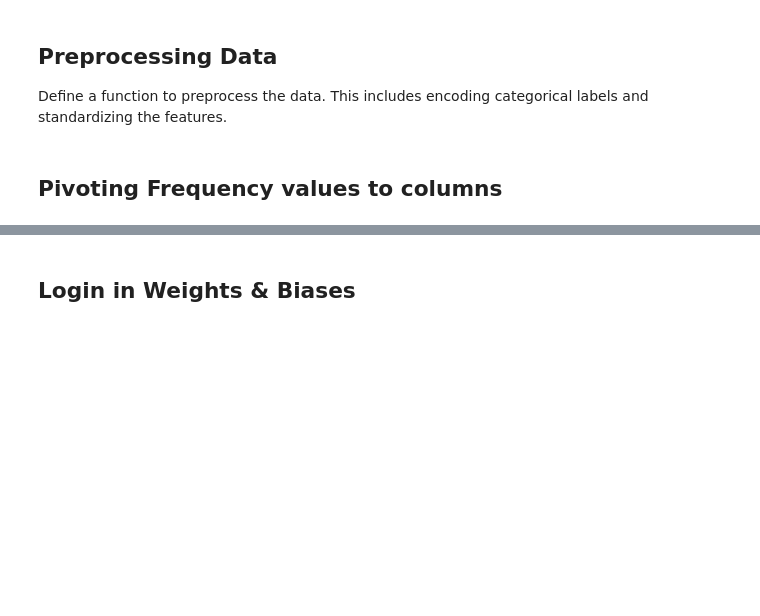
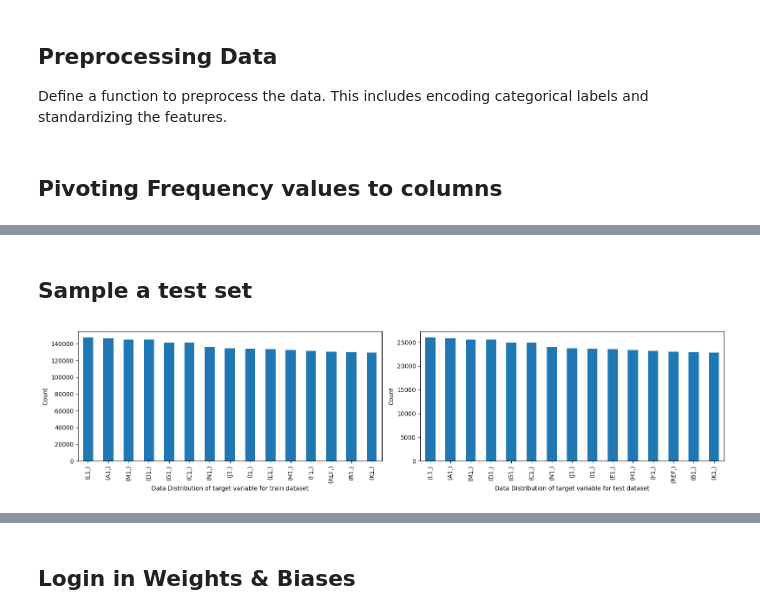
Before and after one commit to danimp94/PLASTICS-THz, a Jupyter notebook: src/scripts/notebook/Freq_Optimizacion_other_models.ipynb, the cells around one changed output, grey strips where cells are left out. Drawn from its saved outputs; the diff is of its cells as text; code cells hidden in the pictures; blank space fills up the shorter version.

Commit message:
data exploration

```diff
--- a/src/scripts/notebook/Freq_Optimizacion_other_models.ipynb
+++ b/src/scripts/notebook/Freq_Optimizacion_other_models.ipynb
@@ -171,3 +121,11 @@ def freq_as_variable(df, data_percentage):
     df_pivot = df_pivot.drop(columns=['unique_id'])
 
     return df_pivot
+# %%
+# Load the data from the directory
+input_path = 'C:/Users/Danim/Documents/GitHub/PIC-PAPER-01/data/experiment_1_plastics/processed_27s/training_file/test/'
+df = load_data_from_directory(input_path)
+
+df = pd.concat([df[['Frequency (GHz)', 'LG (mV)', 'HG (mV)']], df[['Sample']]], axis=1)
+
+df.head()
@@ -173,0 +139,21 @@ def freq_as_variable(df, data_percentage):
+# %% [markdown]
+## Sample a test set
+# %%
+train_set, test_set = train_test_split(df, test_size=0.15, random_state=42, stratify=df['Sample'])
+# %%
+fig, ax = plt.subplots(1, 2, figsize=(16, 4))
+
+# Plot train set
+train_set[['Sample']].value_counts().plot.bar(ax=ax[0], legend=False)
+ax[0].set_xlabel('Data Distribution of target variable for train dataset')
+ax[0].set_ylabel('Count')
+
+# Plot test set
+test_set[['Sample']].value_counts().plot.bar(ax=ax[1], legend=False)
+ax[1].set_xlabel('Data Distribution of target variable for test dataset')
+ax[1].set_ylabel('Count')
+
+plt.tight_layout()
+plt.show()
+# %% [output]
+[figure, added]
```
Also changed, not shown: parts of 20 cells of this notebook.
